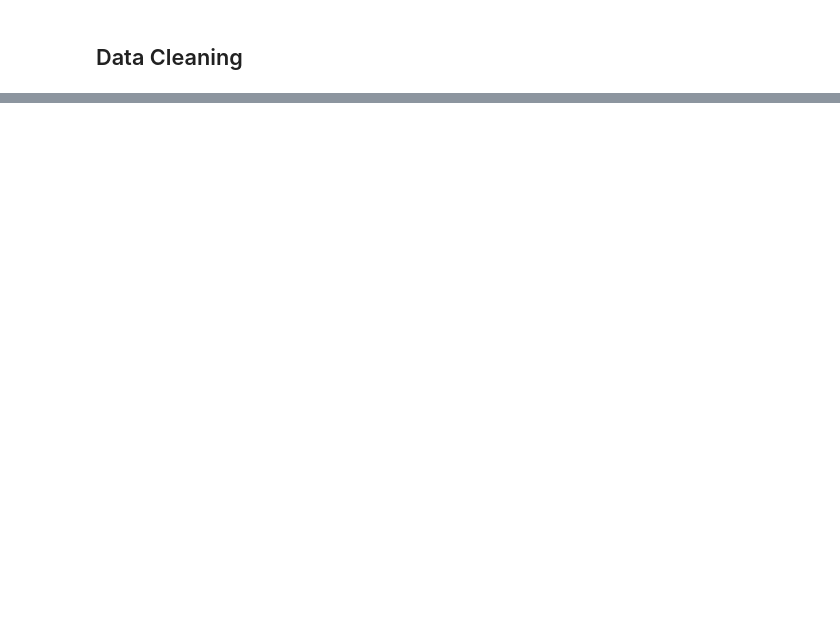
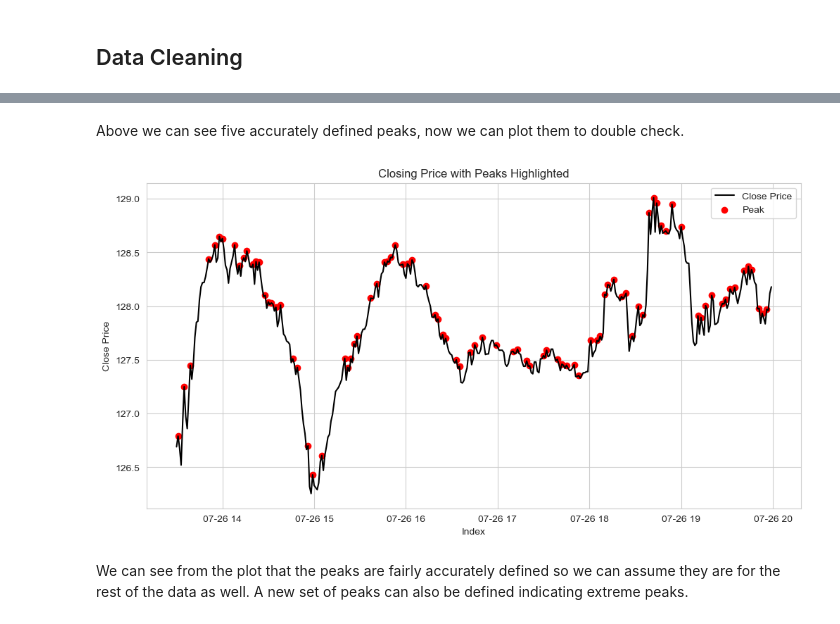
Before and after one commit to sflyranger/Stock_Price_Machine_Learning_Project, a Jupyter notebook: Amazon Stock Prediction Model.ipynb, the cells around one changed output, grey strips where cells are left out. Saved outputs shown, nothing was run; the diff lists cells and outputs as text; code cells hidden in the pictures; blank space fills up the shorter version.

```diff
--- a/Amazon Stock Prediction Model.ipynb
+++ b/Amazon Stock Prediction Model.ipynb
@@ -380,0 +784,3 @@ htmldf(df_new)
+# %%
+correlation_df = df_new.corr()
+htmldf(correlation_df)
@@ -380,0 +801,7 @@ htmldf(df_new)
+# %%
+high_correlation_vars = correlation_df.index[abs(correlation_df['close']) >= 0.5]
+
+# Create a DataFrame with only the filtered variables
+filtered_df = df_new[high_correlation_vars]
+
+htmldf(filtered_df.head())
@@ -380,0 +854,9 @@ htmldf(df_new)
+# %%
+# Peak indicator to see if a value is a peak of the closing price
+
+filtered_df = filtered_df.copy()
+
+filtered_df.loc[:, 'peak'] = ((filtered_df['close'].shift(1) < filtered_df['close']) & (filtered_df['close'].shift(-1) < filtered_df['close'])).astype(int)
+
+
+filtered_df[['close', 'peak']].head(20)
@@ -380,0 +882,27 @@ htmldf(df_new)
+# %% [markdown]
+Above we can see five accurately defined peaks, now we can plot them to double check.
+# %%
+#Snippet of data for visualization
+snippet_df = filtered_df[start:end]
+
+# Plot the closing prices
+plt.figure(figsize=(12, 6))
+plt.plot(snippet_df.index, snippet_df['close'], label='Close Price', color='black')
+
+# Highlight the peaks with red circles
+peaks = snippet_df[snippet_df['peak'] == 1]
+plt.scatter(peaks.index, peaks['close'], color='red', marker='o', label='Peak')
+
+# Adding labels and title
+plt.xlabel('Index')
+plt.ylabel('Close Price')
+plt.title('Closing Price with Peaks Highlighted')
+plt.legend()
+
+# Show the plot
+plt.show()
+# %% [output]
+[figure, added]
+# %% [markdown]
+We can see from the plot that the peaks are fairly accurately defined so we can assume they are for the rest of the data as well.
+A new set of peaks can also be defined indicating extreme peaks.
```
Also changed, not shown: parts of 97 cells of this notebook.
